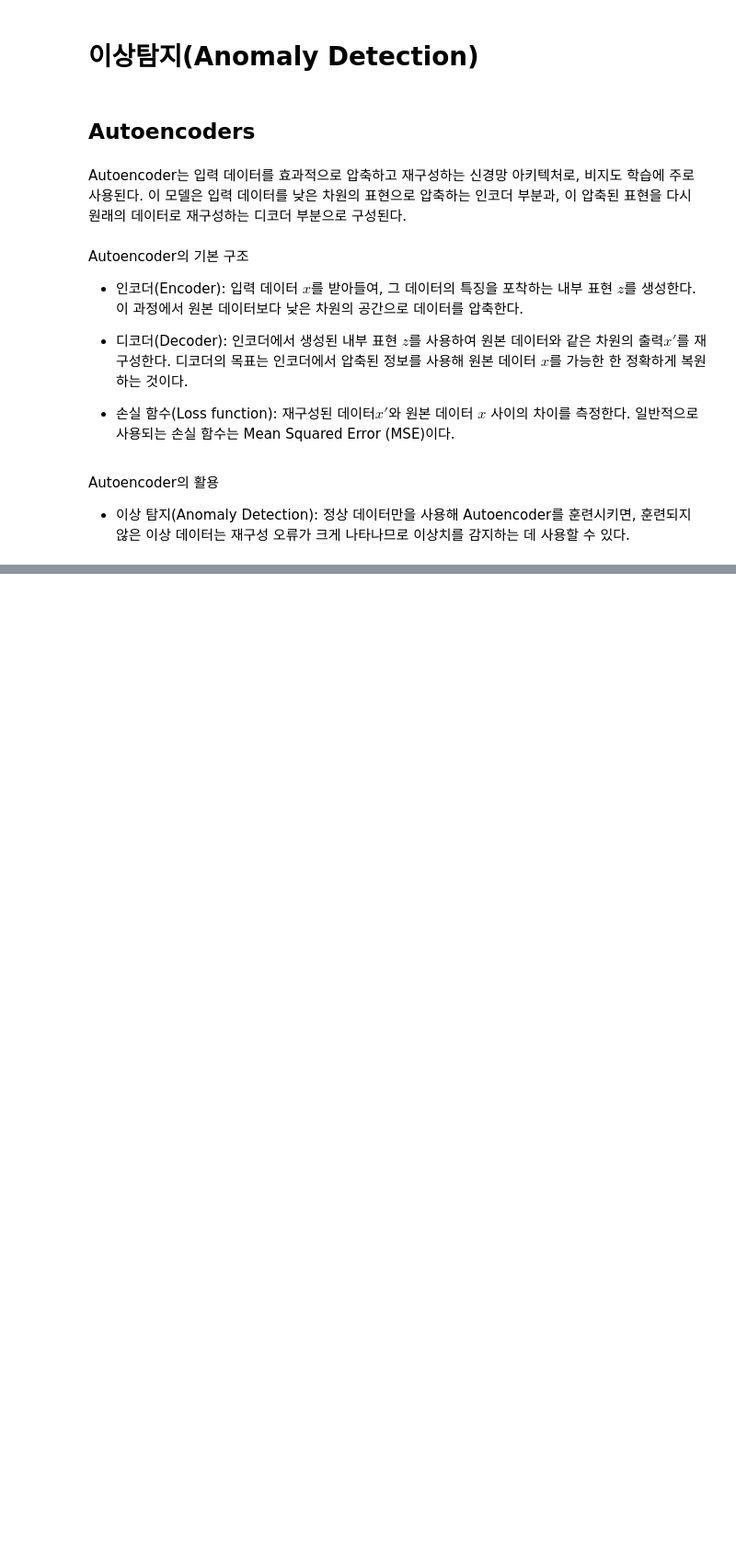
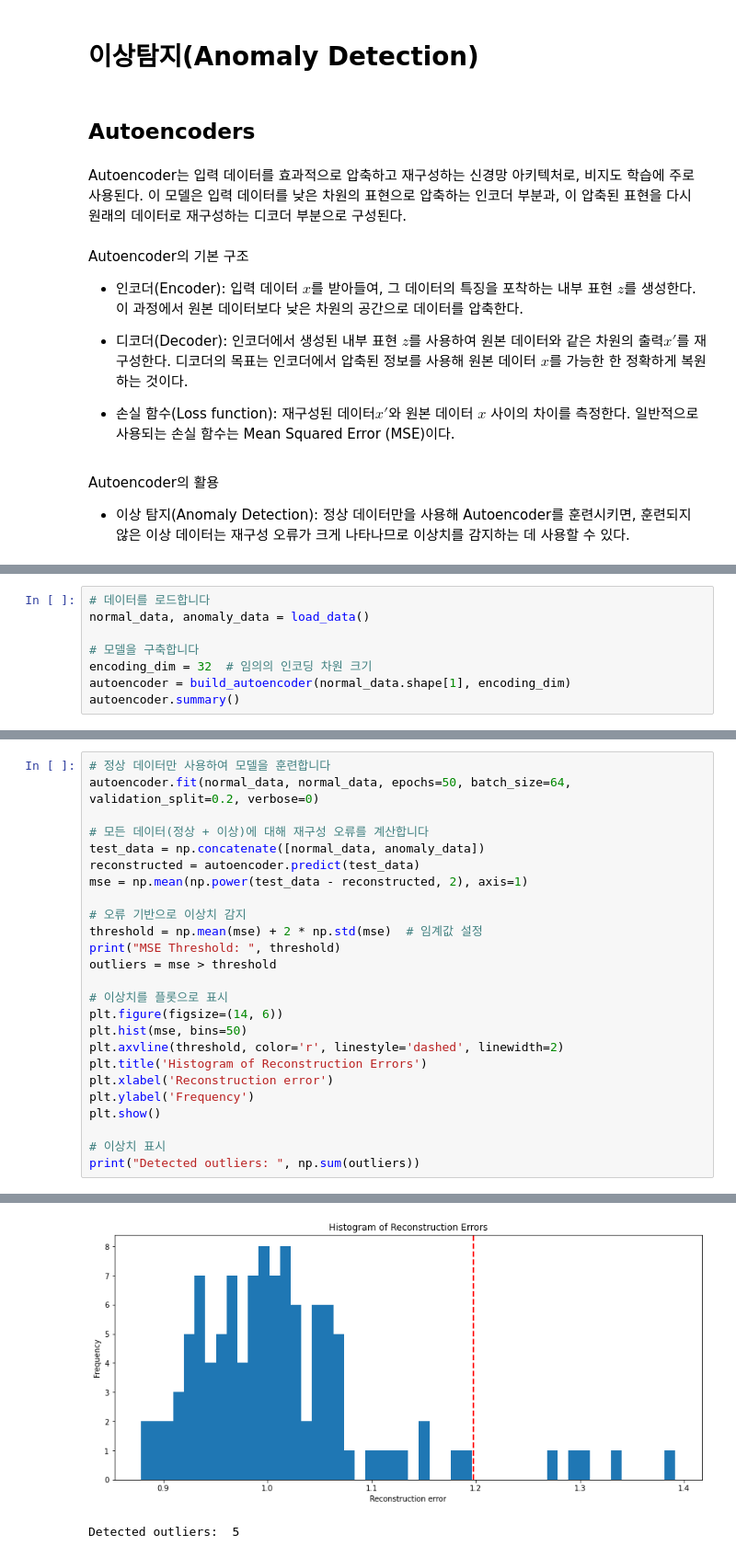
Before and after one commit to jo-cho/FinBlog, a Jupyter notebook: posts/statistics/time_series/ts_07_deep_learning.ipynb, the cells around one changed output, grey strips where cells are left out. Shown at 92% size. Saved outputs shown, nothing was run; the diff lists cells and outputs as text; blank space fills up the shorter version.

```diff
--- a/posts/statistics/time_series/ts_07_deep_learning.ipynb
+++ b/posts/statistics/time_series/ts_07_deep_learning.ipynb
@@ -393,0 +379,8 @@ Epoch 50/50
+# %%
+# 데이터를 로드합니다
+normal_data, anomaly_data = load_data()
+
+# 모델을 구축합니다
+encoding_dim = 32  # 임의의 인코딩 차원 크기
+autoencoder = build_autoencoder(normal_data.shape[1], encoding_dim)
+autoencoder.summary()
@@ -393,0 +405,26 @@ Epoch 50/50
+# %%
+# 정상 데이터만 사용하여 모델을 훈련합니다
+autoencoder.fit(normal_data, normal_data, epochs=50, batch_size=64, validation_split=0.2, verbose=0)
+
+# 모든 데이터(정상 + 이상)에 대해 재구성 오류를 계산합니다
+test_data = np.concatenate([normal_data, anomaly_data])
+reconstructed = autoencoder.predict(test_data)
+mse = np.mean(np.power(test_data - reconstructed, 2), axis=1)
+
+# 오류 기반으로 이상치 감지
+threshold = np.mean(mse) + 2 * np.std(mse)  # 임계값 설정
+print("MSE Threshold: ", threshold)
+outliers = mse > threshold
+
+# 이상치를 플롯으로 표시
+plt.figure(figsize=(14, 6))
+plt.hist(mse, bins=50)
+plt.axvline(threshold, color='r', linestyle='dashed', linewidth=2)
+plt.title('Histogram of Reconstruction Errors')
+plt.xlabel('Reconstruction error')
+plt.ylabel('Frequency')
+plt.show()
+
+# 이상치 표시
+print("Detected outliers: ", np.sum(outliers))
+# %% [output]
@@ -393,0 +433,2 @@ Epoch 50/50
+[figure, added]
+Detected outliers:  5
```
Also changed, not shown: parts of 20 cells of this notebook, 14 other files.
